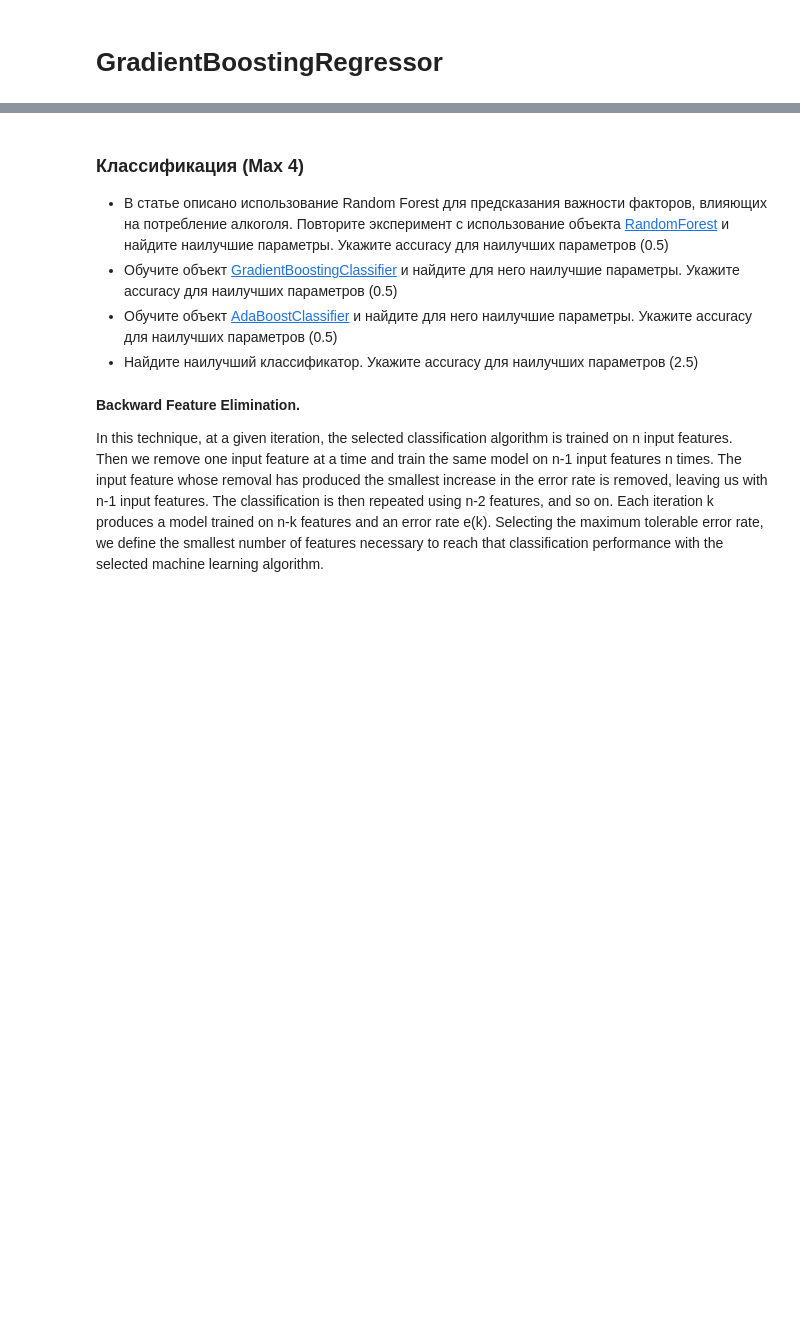
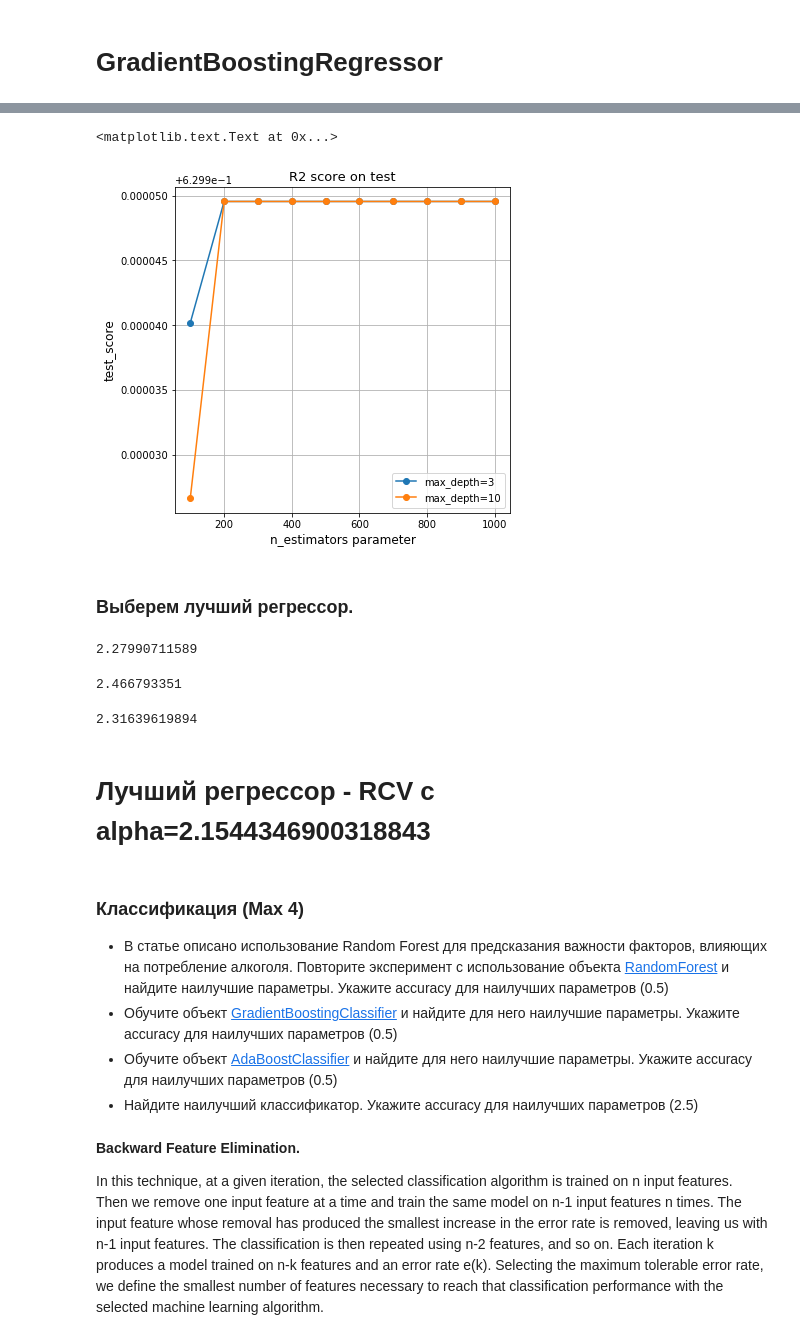
Before and after one commit to BobrG/IreneGit, a Jupyter notebook: hw2-boosting.ipynb, the cells around one changed output, grey strips where cells are left out. Saved outputs shown, nothing was run; the diff lists cells and outputs as text; code cells hidden in the pictures; blank space fills up the shorter version.

```diff
--- a/hw2-boosting.ipynb
+++ b/hw2-boosting.ipynb
@@ -306,3 +365,33 @@ print(max(r2_score_maxes))
+# %%
+fig = plt.figure(figsize=(6,6))
+plt.plot(r2_score_2[:, 1], r2_score_2[:, 0], '-o', label='max_depth=3')
+plt.plot(r2_score_3[:, 1], r2_score_3[:, 0], '-o', label='max_depth=10')
+plt.legend(fontsize=10)
+plt.grid('on')
+plt.title('R2 score on test', fontsize=13)
+plt.ylabel('test_score', fontsize=12)
+plt.xlabel('n_estimators parameter', fontsize=12)
+# %% [output]
+<matplotlib.text.Text at 0x...>
+[figure, added]
+# %% [markdown]
+### Выберем лучший регрессор.
+# %%
+print(mean_squared_error(rcv.predict(X_test), y_test))
+# %% [output]
+2.27990711589
+# %%
+print(mean_squared_error(sgdr2.predict(X_test), y_test))
+# %% [output]
+2.466793351
+# %%
+gbr = GradientBoostingRegressor(max_depth=1, n_estimators=100)
+gbr.fit(X_train, y_train)
+print(mean_squared_error(gbr.predict(X_test), y_test))
+# %% [output]
+2.31639619894
+# %% [markdown]
+# Лучший регрессор - RCV с alpha=2.1544346900318843
 # %% [markdown]
 ### Классификация (Max 4)
 - В статье описано использование Random Forest для предсказания важности факторов, влияющих на потребление алкоголя. Повторите эксперимент с использование объекта [RandomForest](http://scikit-learn.org/stable/modules/generated/sklearn.ensemble.RandomForestClassifier.html#sklearn.ensemble.RandomForestClassifier) и найдите наилучшие параметры. Укажите accuracy для наилучших параметров (0.5)
```
Also changed, not shown: parts of 37 cells of this notebook.
